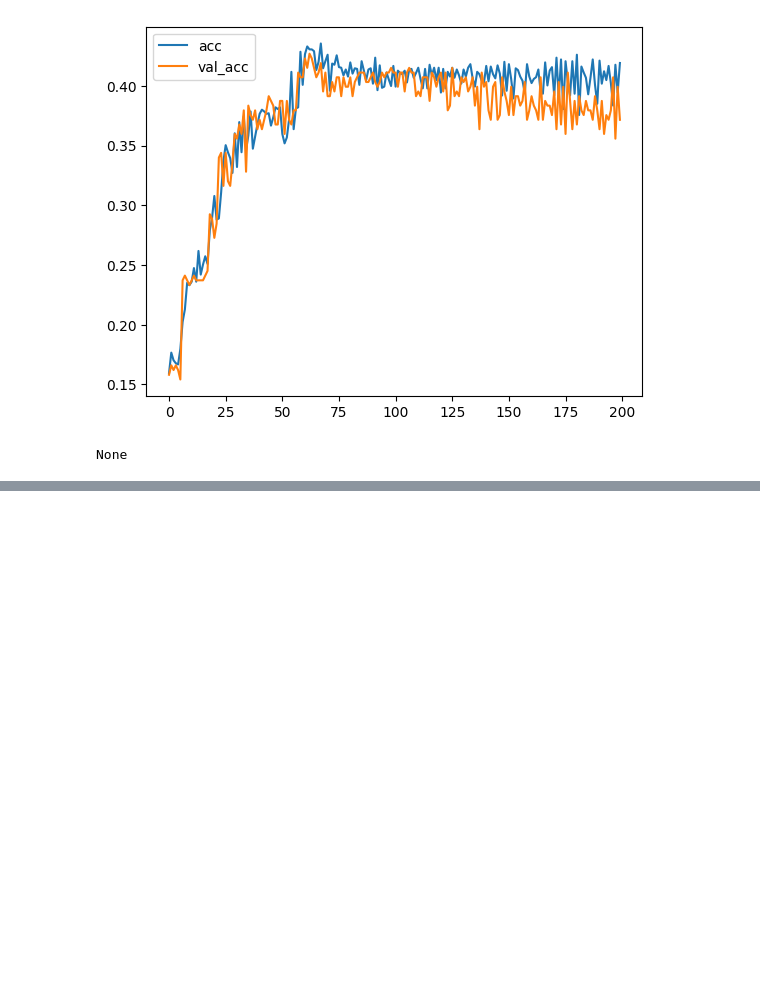
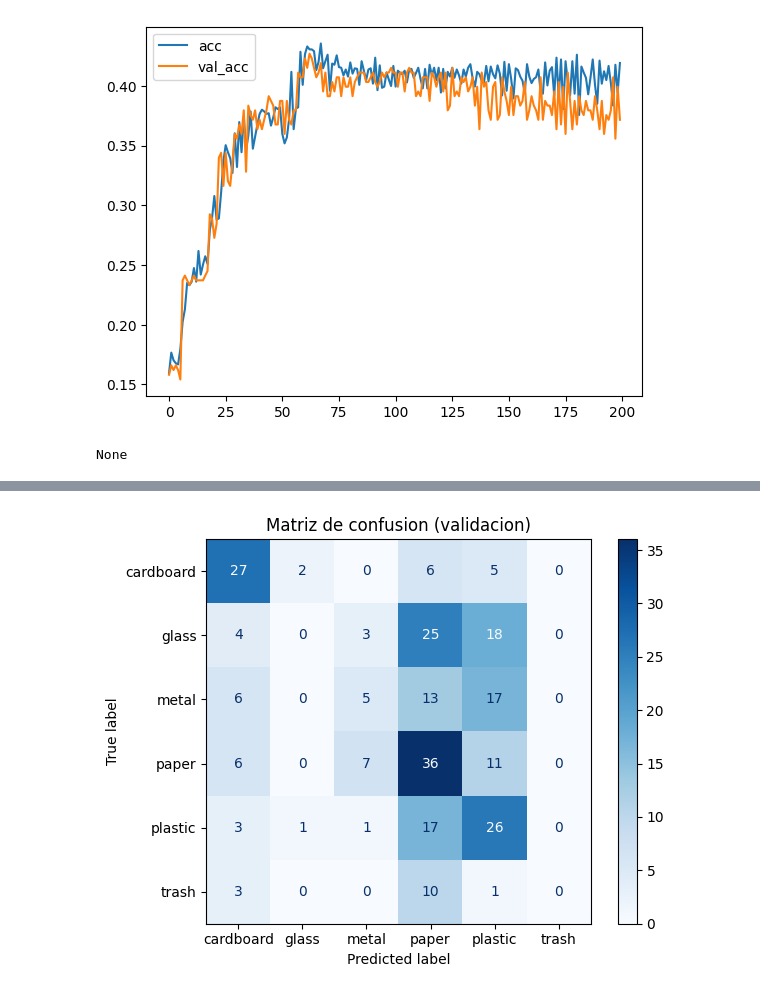
Before and after one commit to juango9/garbage-classification, a Jupyter notebook: notebooks/Modelo1.ipynb, the cells around one changed output, grey strips where cells are left out. Cells and saved outputs as stored; diff of their text form; code cells hidden in the pictures; blank space fills up the shorter version.

```diff
--- a/notebooks/Modelo1.ipynb
+++ b/notebooks/Modelo1.ipynb
@@ -367,0 +395,3 @@ None
+# %%
+y_val_pred3 = modelo3.predict(x_val)
+y_val_pred3 = y_val_pred3.argmax(axis=1)
@@ -367,0 +409,4 @@ None
+# %%
+plot_confusion(y_val, y_val_pred3, le.classes_, title='Matriz de confusion (validacion)')
+# %% [output]
+[figure, added]
```
Also changed, not shown: parts of 10 cells of this notebook.
